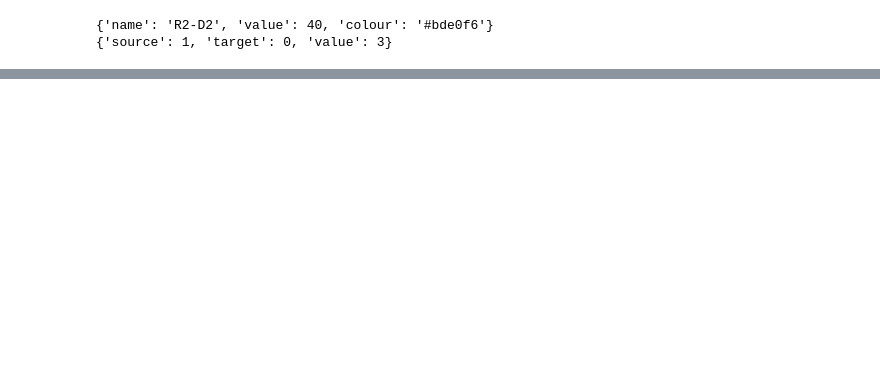
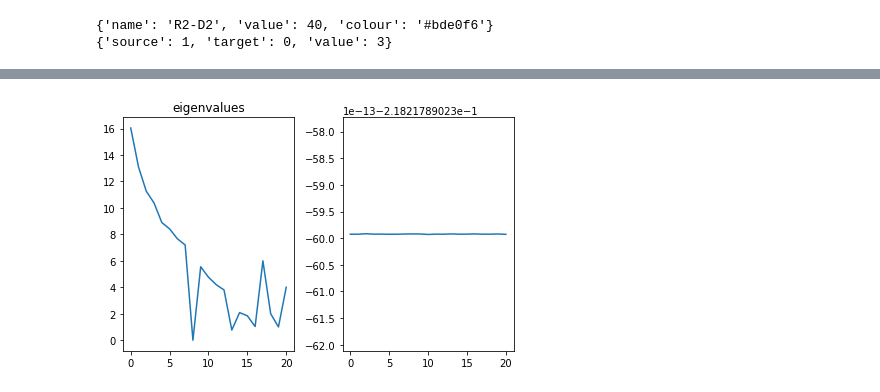
Before and after one commit to jonathan-conover1/CMPE-256, a Jupyter notebook: OG_Triloy_Graph_Analysis.ipynb, the cells around one changed output, grey strips where cells are left out. Cells and saved outputs as stored; diff of their text form; code cells hidden in the pictures; blank space fills up the shorter version.

```diff
--- a/OG_Triloy_Graph_Analysis.ipynb
+++ b/OG_Triloy_Graph_Analysis.ipynb
@@ -100,0 +202,5 @@ BarGraphData(ranks, "Page Rank", "Characters", "Rank Values")
+# %%
+e, v = np.linalg.eig(L)
+# eigenvalues
+print('eigenvalues:')
+print(e)
@@ -100,0 +237,12 @@ BarGraphData(ranks, "Page Rank", "Characters", "Rank Values")
+# %%
+fig = plt.figure()
+ax1 = plt.subplot(121)
+plt.plot(e)
+ax1.title.set_text('eigenvalues')
+i = np.where(e < 10e-6)[0]
+ax2 = plt.subplot(122)
+plt.plot(v[:, i[0]])
+fig.tight_layout()
+plt.show()
+# %% [output]
+[figure, added]
```
Also changed, not shown: parts of 16 cells of this notebook, 2 other files.
